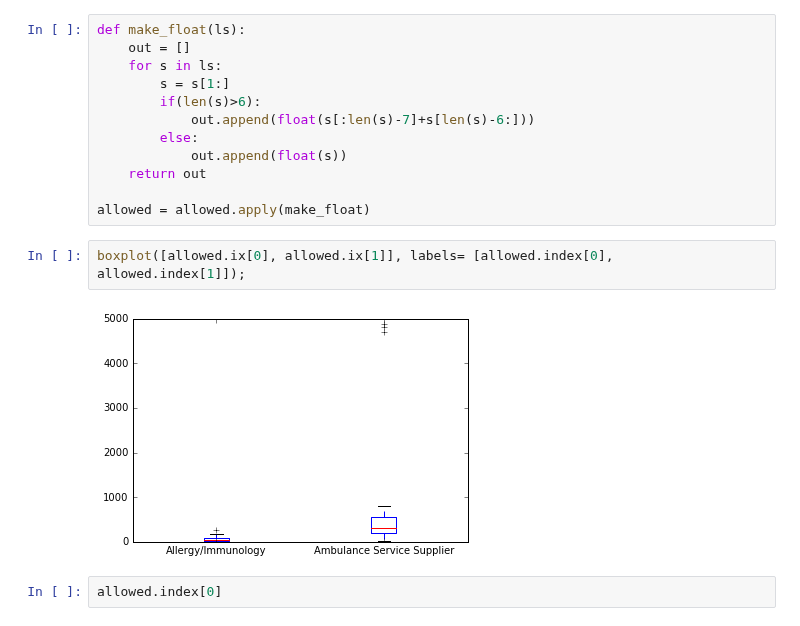
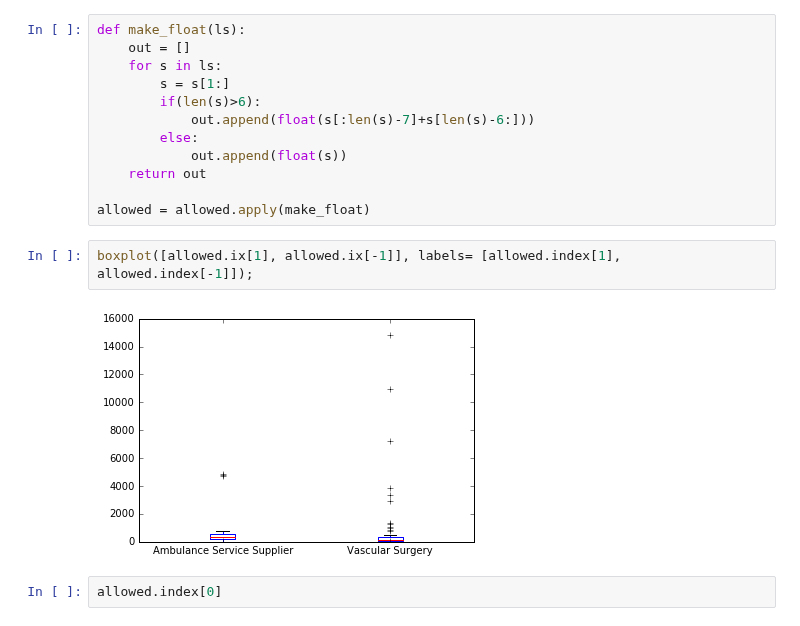
Before and after one commit to Chuphay/school, a Jupyter notebook: dviz/small.ipynb, the cells around one changed output. Drawn from its saved outputs; the diff is of its cells as text.

```diff
--- a/dviz/small.ipynb
+++ b/dviz/small.ipynb
@@ -145,9 +146,9 @@ def make_float(ls):
 
 allowed = allowed.apply(make_float)
 # %%
-boxplot([allowed.ix[0], allowed.ix[1]], labels= [allowed.index[0], allowed.index[1]]);
+boxplot([allowed.ix[1], allowed.ix[-1]], labels= [allowed.index[1], allowed.index[-1]]);
 # %% [output]
-[figure, old version]
+[figure, new version]
 # %%
 allowed.index[0]
 # %% [output]
```
Also changed, not shown: parts of 7 cells of this notebook, 6 other files.
